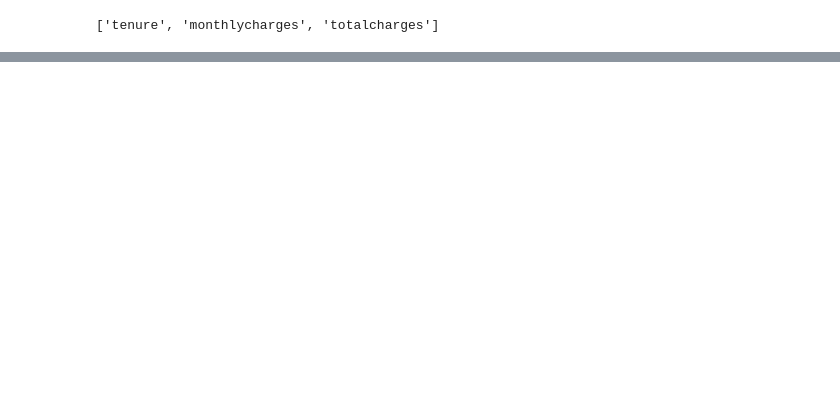
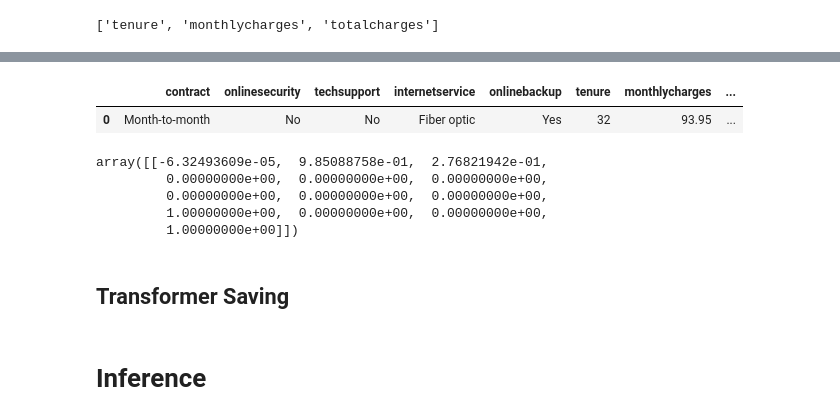
Before and after one commit to a7madmostafa/Customer-Churn-EDA-and-Modelling, a Jupyter notebook: learn-classification-with-logistic-regression.ipynb, the cells around one changed output, grey strips where cells are left out. Cells and saved outputs as stored; diff of their text form; code cells hidden in the pictures; blank space fills up the shorter version.

```diff
--- a/learn-classification-with-logistic-regression.ipynb
+++ b/learn-classification-with-logistic-regression.ipynb
@@ -1019,0 +1049,2 @@ LogisticRegression Testing Accuracy:  0.76
+# %%
+x = df_test.iloc[10][important_cat + numerical].to_dict()
@@ -1019,0 +1062,16 @@ LogisticRegression Testing Accuracy:  0.76
+# %%
+x = pd.DataFrame(x, index=[0])
+x
+# %% [output]
+|  | contract | onlinesecurity | techsupport | internetservice | onlinebackup | tenure | monthlycharges | ... |
+| 0 | Month-to-month | No | No | Fiber optic | Yes | 32 | 93.95 | ... |
+# %%
+transformer.transform(x)
+# %% [output]
+array([[-6.32493609e-05,  9.85088758e-01,  2.76821942e-01,
+         0.00000000e+00,  0.00000000e+00,  0.00000000e+00,
+         0.00000000e+00,  0.00000000e+00,  0.00000000e+00,
+         1.00000000e+00,  0.00000000e+00,  0.00000000e+00,
+         1.00000000e+00]])
+# %% [markdown]
+## Transformer Saving
@@ -1019,0 +1080,2 @@ LogisticRegression Testing Accuracy:  0.76
+# %% [markdown]
+# Inference
```
Also changed, not shown: parts of 49 cells of this notebook.
